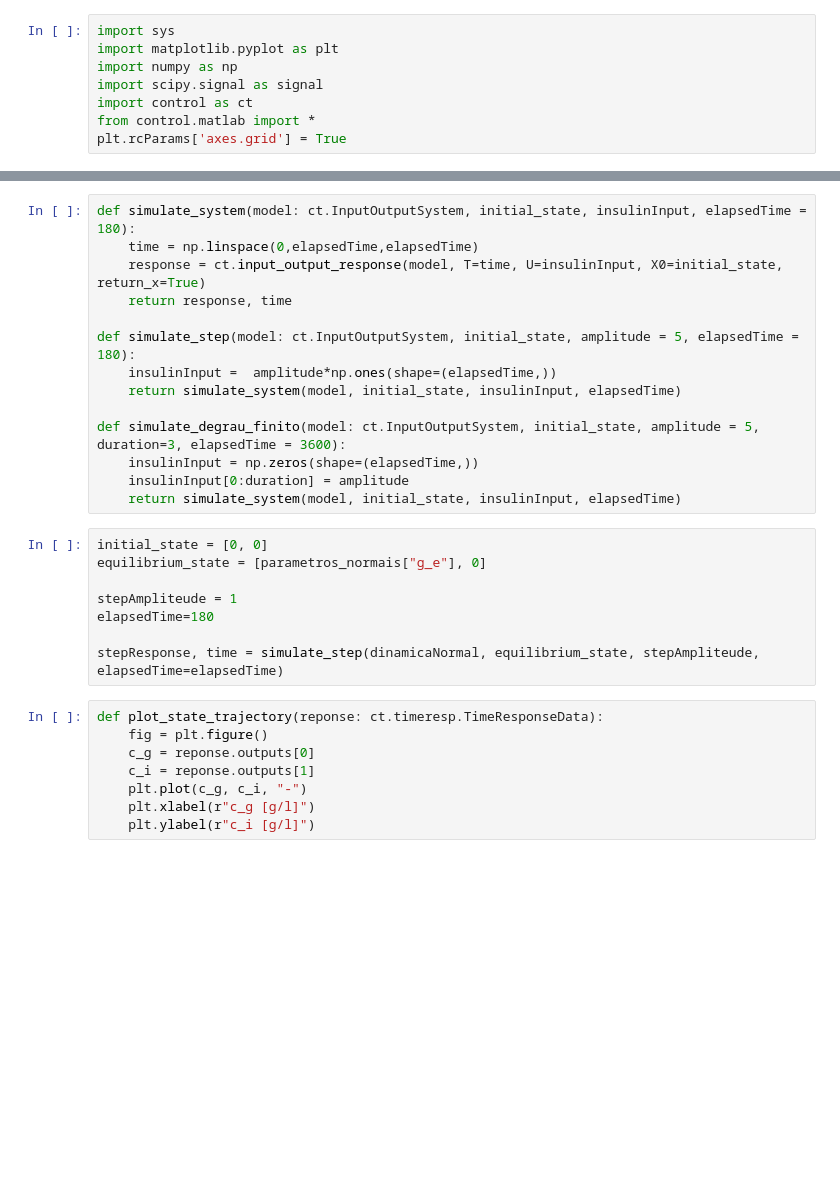
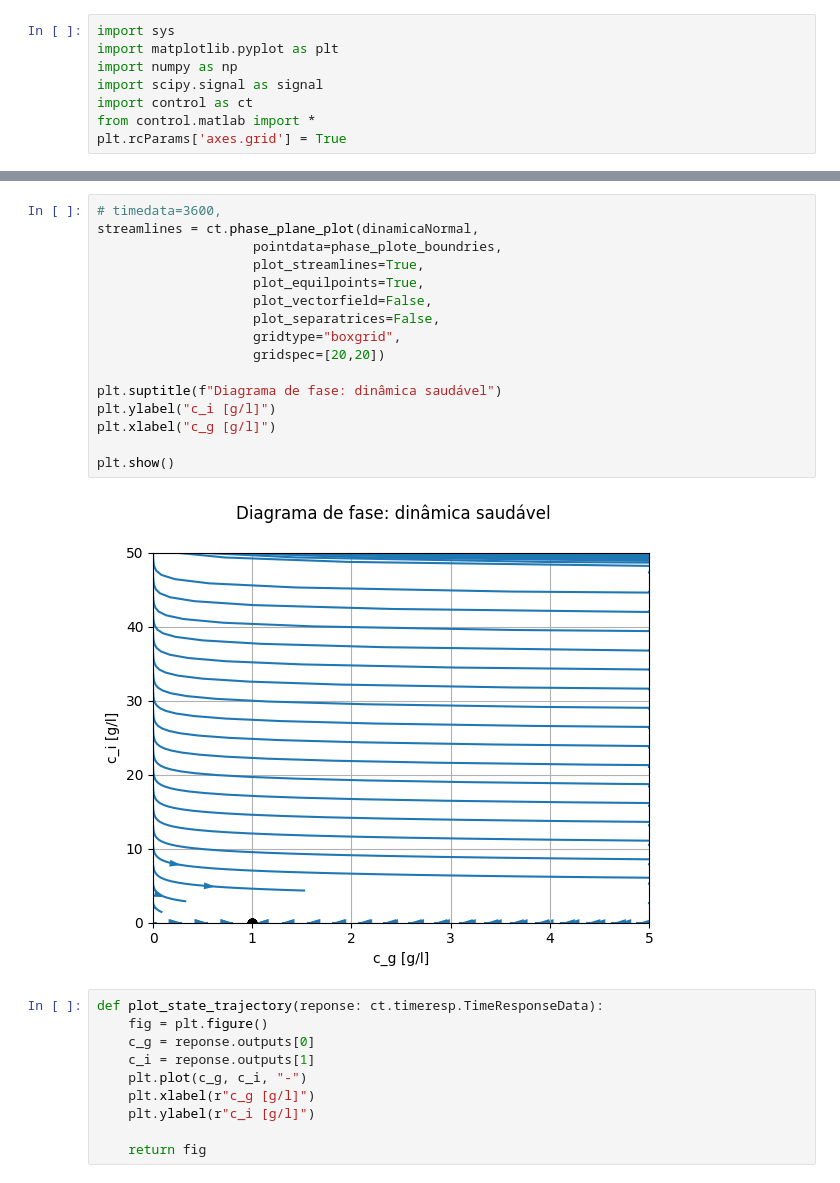
Before and after one commit to mtsz-thiago/TrabalhoDeModelagem, a Jupyter notebook: simulações.ipynb, the cells around one changed output, grey strips where cells are left out. Drawn from its saved outputs; the diff is of its cells as text; blank space fills up the shorter version.

```diff
--- a/simulações.ipynb
+++ b/simulações.ipynb
@@ -83,25 +106,21 @@ linspace(0,1,10).shape
-# %%
-def simulate_system(model: ct.InputOutputSystem, initial_state, insulinInput, elapsedTime = 180):
-    time = np.linspace(0,elapsedTime,elapsedTime)
-    response = ct.input_output_response(model, T=time, U=insulinInput, X0=initial_state, return_x=True)
-    return response, time
-
-def simulate_step(model: ct.InputOutputSystem, initial_state, amplitude = 5, elapsedTime = 180):
-    insulinInput =  amplitude*np.ones(shape=(elapsedTime,))
-    return simulate_system(model, initial_state, insulinInput, elapsedTime)
-
-def simulate_degrau_finito(model: ct.InputOutputSystem, initial_state, amplitude = 5, duration=3, elapsedTime = 3600):
-    insulinInput = np.zeros(shape=(elapsedTime,))
-    insulinInput[0:duration] = amplitude
-    return simulate_system(model, initial_state, insulinInput, elapsedTime)
-# %%
-initial_state = [0, 0]
-equilibrium_state = [parametros_normais["g_e"], 0]
-
-stepAmpliteude = 1
-elapsedTime=180
-
-stepResponse, time = simulate_step(dinamicaNormal, equilibrium_state, stepAmpliteude, elapsedTime=elapsedTime)
+# %%
+# timedata=3600,
+streamlines = ct.phase_plane_plot(dinamicaNormal,
+                    pointdata=phase_plote_boundries,
+                    plot_streamlines=True,
+                    plot_equilpoints=True,
+                    plot_vectorfield=False,
+                    plot_separatrices=False,
+                    gridtype="boxgrid",
+                    gridspec=[20,20])
+
+plt.suptitle(f"Diagrama de fase: dinâmica saudável")
+plt.ylabel("c_i [g/l]")
+plt.xlabel("c_g [g/l]")
+
+plt.show()
+# %% [output]
+[figure, added]
 # %%
 def plot_state_trajectory(reponse: ct.timeresp.TimeResponseData):
     fig = plt.figure()
@@ -110,3 +129,5 @@ def plot_state_trajectory(reponse: ct.timeresp.TimeResponseData):
     plt.plot(c_g, c_i, "-")
     plt.xlabel(r"c_g [g/l]")
     plt.ylabel(r"c_i [g/l]")
+
+    return fig
```
Also changed, not shown: parts of 14 cells of this notebook.
